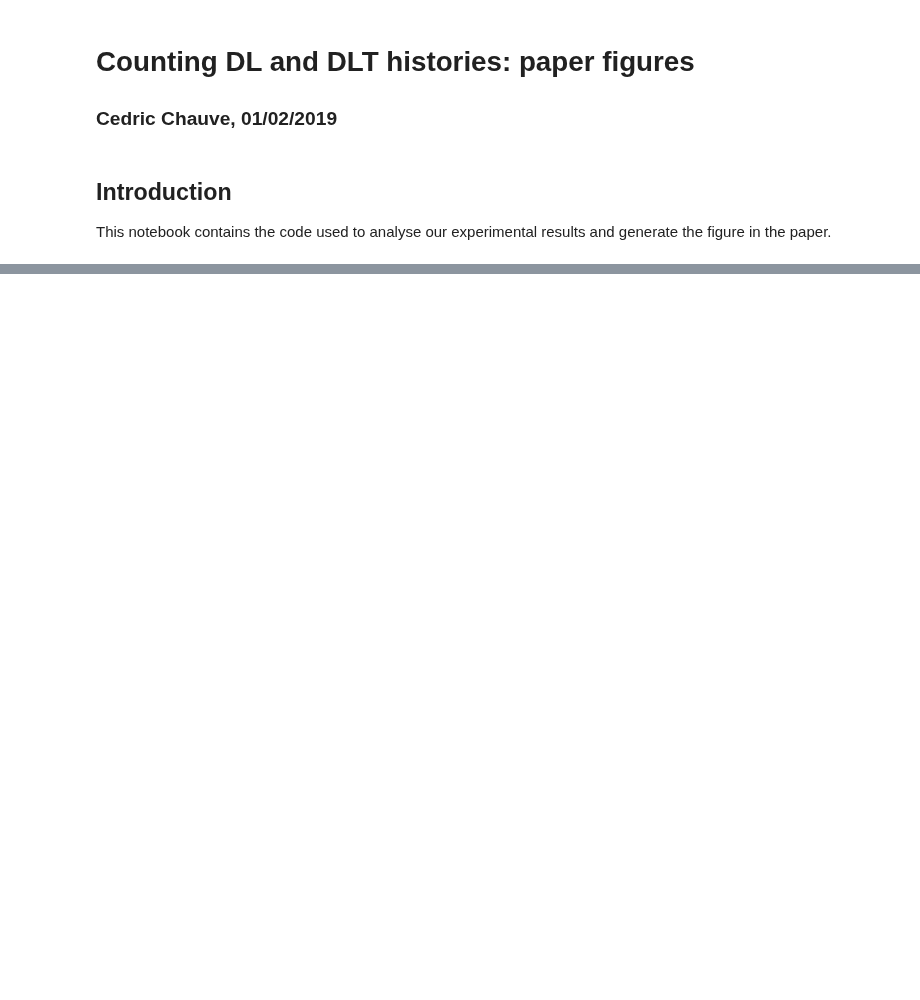
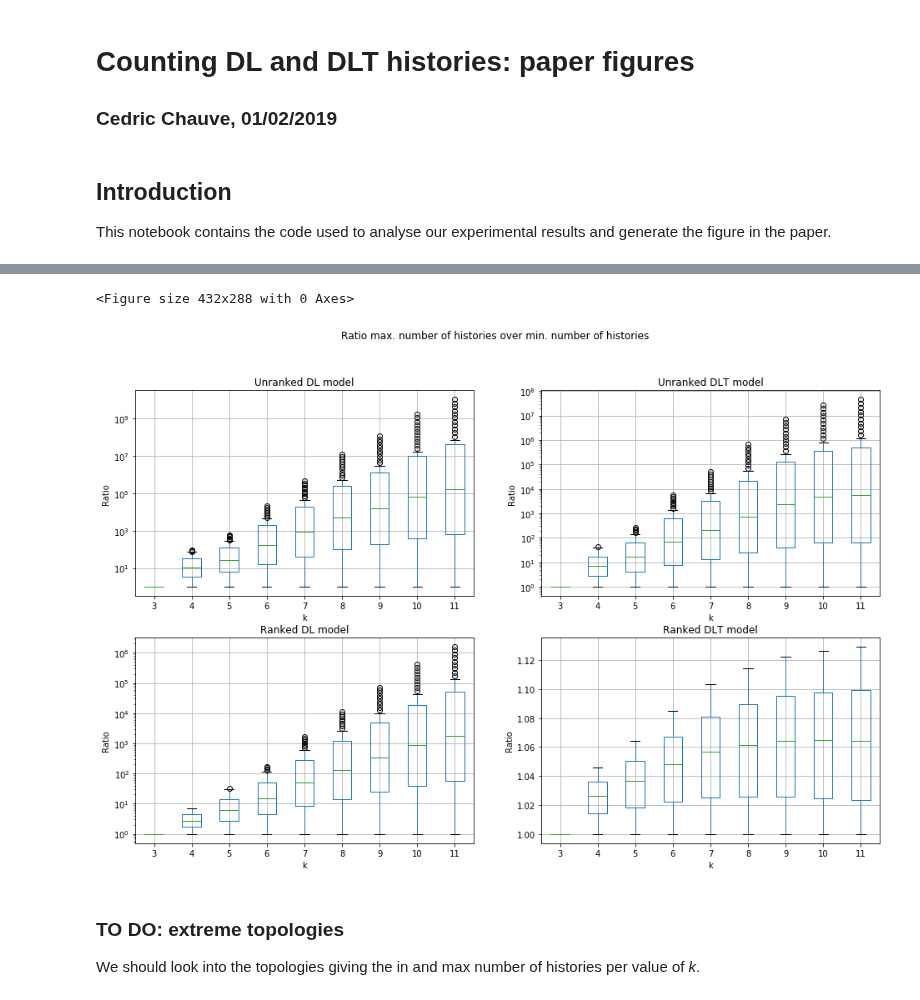
Before and after one commit to cchauve/DLT-Histories, a Jupyter notebook: doc/notebooks/Paper_figures.ipynb, the cells around one changed output, grey strips where cells are left out. Drawn from its saved outputs; the diff is of its cells as text; code cells hidden in the pictures; blank space fills up the shorter version.

```diff
--- a/doc/notebooks/Paper_figures.ipynb
+++ b/doc/notebooks/Paper_figures.ipynb
@@ -108,0 +160,40 @@ plt.show()
+# %%
+# Aggregating the exact counting results per value of n
+
+RESULTS_aux = {m: {k:{n:[] for n in N_LIST} for k in K_LIST} for m in EVOL_MODELS}
+for m in EVOL_MODELS:
+    for k in K_LIST:
+        for n in N_LIST:
+            for t in S_TREES_INDEX:
+                nbHistories = RESULTS_COUNTING.at[(m,k,n),t]
+                RESULTS_aux[m][k][n] += nbHistories
+RESULTS_COUNTING_PER_N = pd.DataFrame.from_dict({(m,k): RESULTS_aux[m][k]
+                                            for m in RESULTS_aux.keys()
+                                            for k in RESULTS_aux[m].keys()},
+                                            orient='index')
+# %%
+def max_min_ratio(counting):
+    return(max(counting)/min(counting))
+
+RESULTS_MAX_MIN_RATIO_PER_N = RESULTS_COUNTING_PER_N.applymap(max_min_ratio)
+# %%
+plt.figure()
+fig_spread1, ax_spread1 = plt.subplots(nrows=2, ncols=2, figsize=(16,10))
+fig_spread1.suptitle('Ratio max. number of histories over min. number of histories')
+RESULTS_MAX_MIN_RATIO_PER_N.loc[('U','DL')].transpose().plot(ax=ax_spread1[0,0], kind='box', grid=True,  title='Unranked DL model')
+RESULTS_MAX_MIN_RATIO_PER_N.loc[('U','DLT')].transpose().plot(ax=ax_spread1[0,1],  kind='box', grid=True,  title='Unranked DLT model')
+RESULTS_MAX_MIN_RATIO_PER_N.loc[('R','DL')].transpose().plot(ax=ax_spread1[1,0], kind='box', grid=True,  title='Ranked DL model')
+RESULTS_MAX_MIN_RATIO_PER_N.loc[('R','DLT')].transpose().plot(ax=ax_spread1[1,1], kind='box', grid=True,  title='Ranked DLT model')
+for ax in [ax_spread1[0,0],ax_spread1[0,1],ax_spread1[1,0],ax_spread1[1,1]]:
+    ax.set_ylabel('Ratio')
+    ax.set_xlabel('k')
+for ax in [ax_spread1[0,0],ax_spread1[0,1],ax_spread1[1,0]]:
+    ax.set_yscale('log')
+plt.savefig('ratio_max_min_histories.png')
+plt.show()
+# %% [output]
+<Figure size 432x288 with 0 Axes>
+[figure, added]
+# %% [markdown]
+### TO DO: extreme topologies
+We should look into the topologies giving the in and max number of histories per value of *k*.
```
Also changed, not shown: parts of 25 cells of this notebook.
